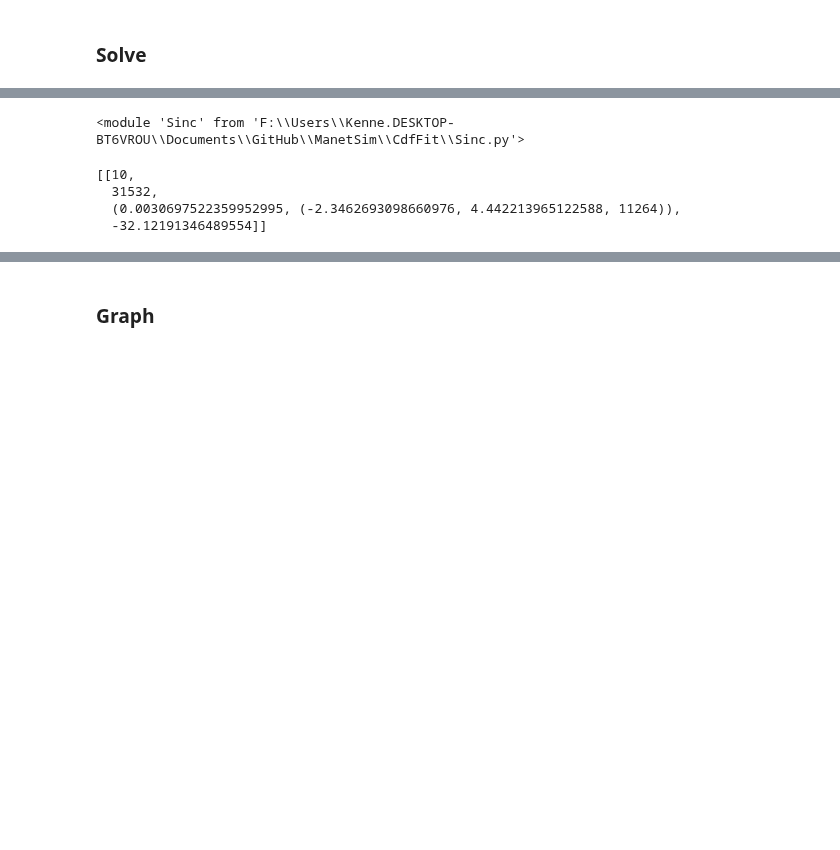
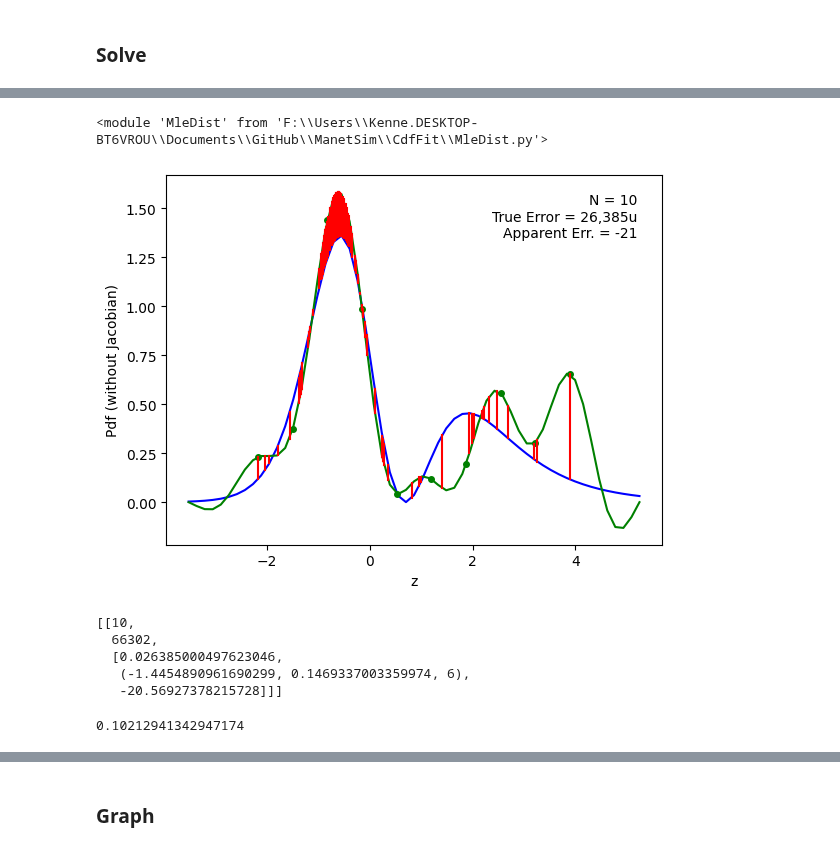
Before and after one commit to DesignToolInvestor/ManetSim, a Jupyter notebook: CdfFit/Note Books/dist_b_mle_over_fit.ipynb, the cells around one changed output, grey strips where cells are left out. Drawn from its saved outputs; the diff is of its cells as text; code cells hidden in the pictures; blank space fills up the shorter version.

```diff
--- a/CdfFit/Note Books/dist_b_mle_over_fit.ipynb
+++ b/CdfFit/Note Books/dist_b_mle_over_fit.ipynb
@@ -57,35 +60,39 @@ nSincRange = (10,)
 # %%
 import importlib
 importlib.reload(MleDist)
-import Sinc
-importlib.reload(Sinc)
 # %% [output]
-<module 'Sinc' from 'F:\\Users\\Kenne.DESKTOP-BT6VROU\\Documents\\GitHub\\ManetSim\\CdfFit\\Sinc.py'>
+<module 'MleDist' from 'F:\\Users\\Kenne.DESKTOP-BT6VROU\\Documents\\GitHub\\ManetSim\\CdfFit\\MleDist.py'>
 # %%
 info = []
 
 for nSinc in nSincRange:
 	# compute MLE
 	pdfApprox = MleDist.Sinc(sampX, map_, nSinc)
 
 	# get errors of est
-	rmsErr = MleDist.RmsDiff(pdfApprox, dist.Pdf, eps=1e-6)
+	rmsErr,rmsInfo = MleDist.RmsDiff(pdfApprox, dist.Pdf, epsMin=1e-6)
 	logLike = LogLike(pdfApprox, map_, sampX)
 
-	# add annotation
-	# text = (
-	# 	f'N = {nSinc}\n'
-	# 	f'True Error = {rmsErr:.3f}\n'
-	# 	f'Apparent Err. = {int(logLike):,d}'
-	# )
-	# DoPlot(sincPoint, map_, dist, sampX)
+	# plot
+	text = (
+		f'N = {nSinc}\n'
+		f'True Error = {round(1e6 * rmsErr):,d}u\n'
+		f'Apparent Err. = {round(logLike):,d}'
+	)
+
+	# fig,ax = plot.subplots(figsize=(9, 6.5))
+	MleDist.PlotPdfEstZ(pdfApprox, dist.Pdf, sampX, text)
+	plot.show()
 
 	# accumulate results
-	info.append([nSinc, seed, rmsErr, logLike])
+	info.append([nSinc, seed, [rmsErr, rmsInfo, logLike]])
+# %% [output]
+[figure, added]
-# %%
-info
-# %% [output]
-[[10,
-  31532,
-  (0.0030697522359952995, (-2.3462693098660976, 4.442213965122588, 11264)),
-  -32.12191346489554]]
+# %%
+info
+# %% [output]
+[[10,
+  66302,
+  [0.026385000497623046,
+   (-1.4454890961690299, 0.1469337003359974, 6),
+   -20.56927378215728]]]
@@ -91,0 +109,4 @@ info
+# %%
+Env(-10, pdfApprox)
+# %% [output]
+0.10212941342947174
```
Also changed, not shown: parts of 9 cells of this notebook, 4 other files.
